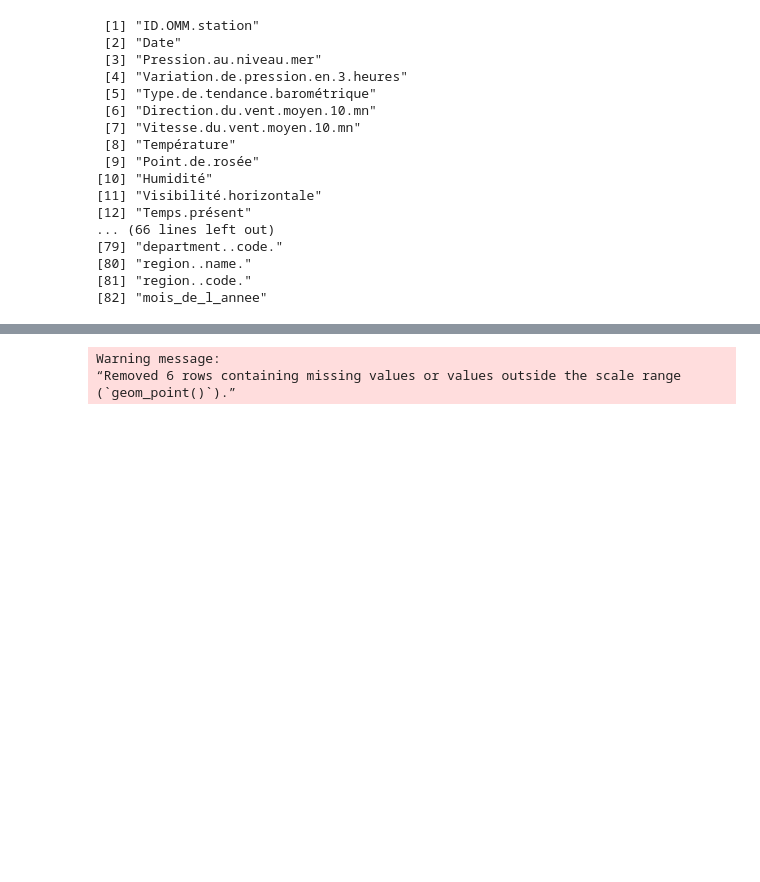
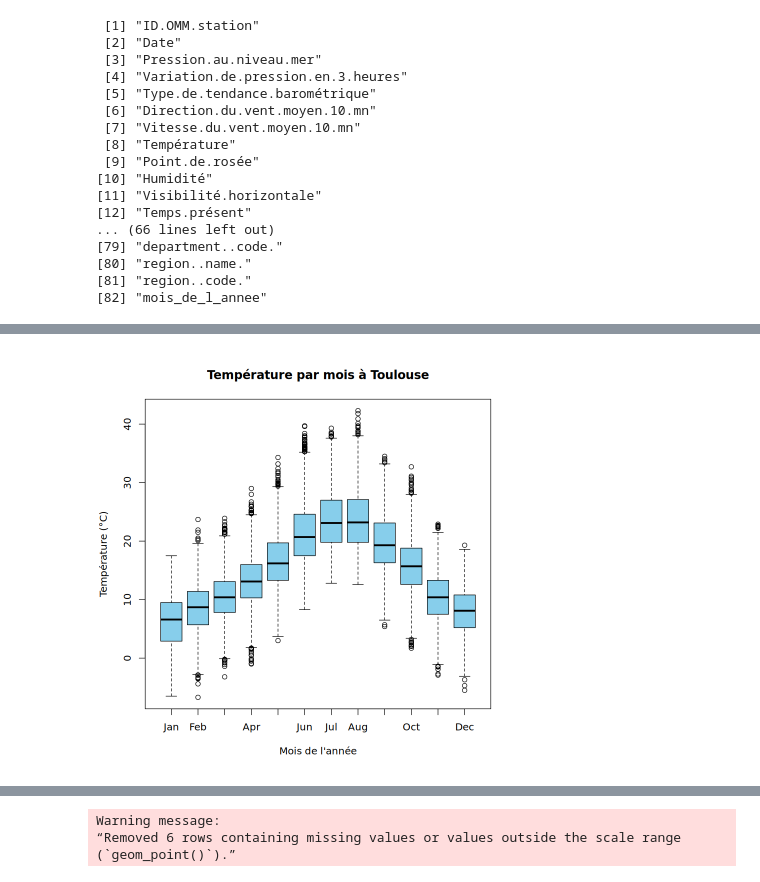
Before and after one commit to alextonon/BE_R, a Jupyter notebook: projet_statistics.ipynb, the cells around one changed output, grey strips where cells are left out. Saved outputs shown, nothing was run; the diff lists cells and outputs as text; code cells hidden in the pictures; blank space fills up the shorter version.

```diff
--- a/projet_statistics.ipynb
+++ b/projet_statistics.ipynb
@@ -68,0 +166,9 @@ length(unique(data$Coordonnees))
+# %%
+data_toulouse$mois <- month(data_toulouse$Date, label = TRUE, abbr = TRUE)
+par(bg = "white")
+boxplot(Température_C ~ mois, data = data_toulouse,col = "skyblue",
+        main = "Température par mois à Toulouse",
+        xlab = "Mois de l'année",       # Légende axe X
+        ylab = "Température (°C)")      # Légende axe Y)
+# %% [output]
+[figure, added]
```
Also changed, not shown: parts of 17 cells of this notebook, 1 other file.
